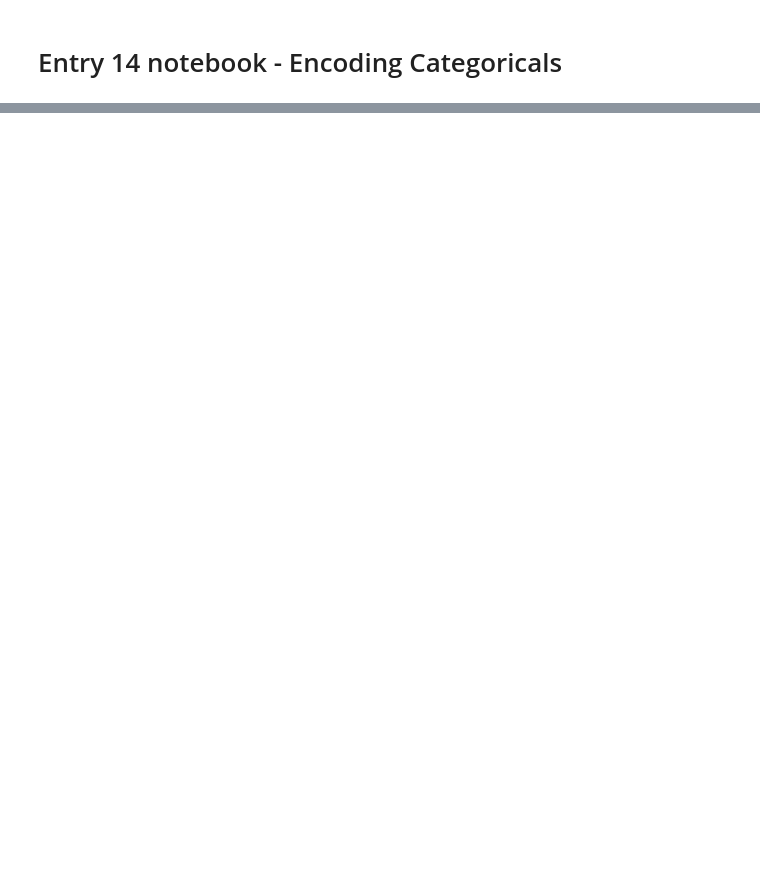
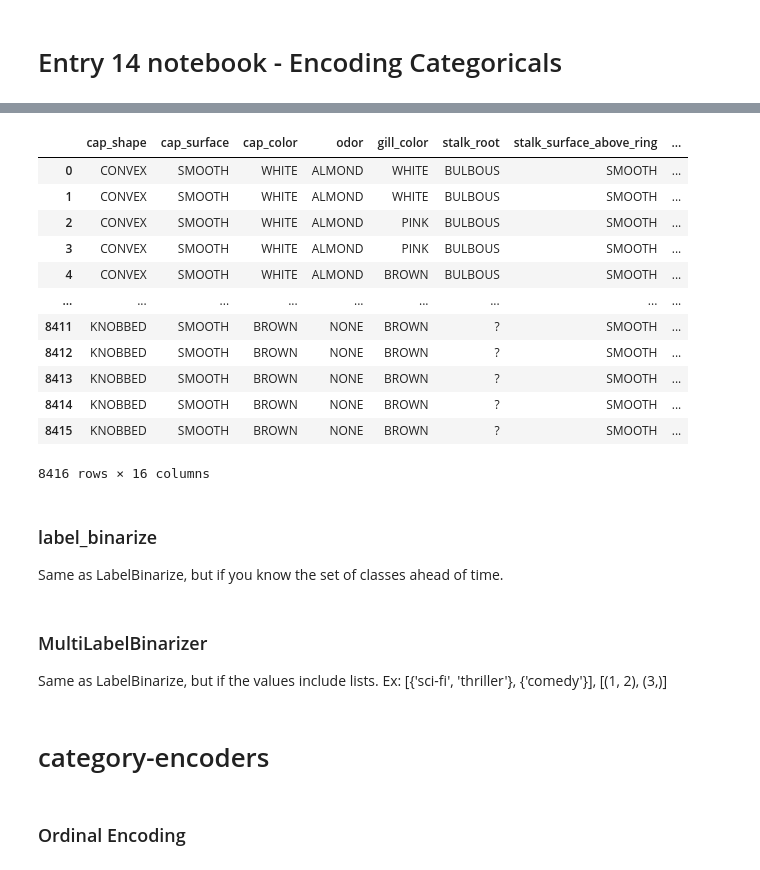
Before and after one commit to julielinx/experiments, a Jupyter notebook: datascience_diary/14_nb_encoding_cats.ipynb, the cells around one changed output, grey strips where cells are left out. Drawn from its saved outputs; the diff is of its cells as text; code cells hidden in the pictures; blank space fills up the shorter version.

```diff
--- a/datascience_diary/14_nb_encoding_cats.ipynb
+++ b/datascience_diary/14_nb_encoding_cats.ipynb
@@ -19,0 +13,8 @@ planets.head()
+# %%
+col_names = ['class', 'cap_shape', 'cap_surface', 'cap_color', 'bruises', 'odor',
+             'gill_attachment', 'gill_spacing', 'gill_size', 'gill_color',
+             'stalk_shape', 'stalk_root', 'stalk_surface_above_ring', 'stalk_surface_below_ring',
+             'stalk_color_above_ring', 'stalk_color_below_ring',
+             'veil_type', 'veil_color', 'ring_number', 'ring_type',
+             'spore_print_color', 'population', 'habitat']
+mushrooms_raw = pd.read_csv('data/expanded.csv', header=None, names=col_names)
@@ -19,0 +68,2 @@ planets.head()
+# %%
+mushrooms = mushrooms_raw.dropna()
@@ -19,0 +286,28 @@ planets.head()
+# %%
+mushrooms[[x for x in mushrooms.columns if mushrooms[x].nunique() > 2]]
+# %% [output]
+|  | cap_shape | cap_surface | cap_color | odor | gill_color | stalk_root | stalk_surface_above_ring | ... |
+| 0 | CONVEX | SMOOTH | WHITE | ALMOND | WHITE | BULBOUS | SMOOTH | ... |
+| 1 | CONVEX | SMOOTH | WHITE | ALMOND | WHITE | BULBOUS | SMOOTH | ... |
+| 2 | CONVEX | SMOOTH | WHITE | ALMOND | PINK | BULBOUS | SMOOTH | ... |
+| 3 | CONVEX | SMOOTH | WHITE | ALMOND | PINK | BULBOUS | SMOOTH | ... |
+| 4 | CONVEX | SMOOTH | WHITE | ALMOND | BROWN | BULBOUS | SMOOTH | ... |
+| ... | ... | ... | ... | ... | ... | ... | ... | ... |
+| 8411 | KNOBBED | SMOOTH | BROWN | NONE | BROWN | ? | SMOOTH | ... |
+| 8412 | KNOBBED | SMOOTH | BROWN | NONE | BROWN | ? | SMOOTH | ... |
+| 8413 | KNOBBED | SMOOTH | BROWN | NONE | BROWN | ? | SMOOTH | ... |
+| 8414 | KNOBBED | SMOOTH | BROWN | NONE | BROWN | ? | SMOOTH | ... |
+| 8415 | KNOBBED | SMOOTH | BROWN | NONE | BROWN | ? | SMOOTH | ... |
+8416 rows × 16 columns
+# %% [markdown]
+### label_binarize
+
+Same as LabelBinarize, but if you know the set of classes ahead of time.
+# %% [markdown]
+### MultiLabelBinarizer
+
+Same as LabelBinarize, but if the values include lists. Ex: \[{'sci-fi', 'thriller'}, {'comedy'}], [(1, 2), (3,)]
+# %% [markdown]
+# category-encoders
+# %% [markdown]
+### Ordinal Encoding
```
Also changed, not shown: parts of 53 cells of this notebook, 2 other files.
